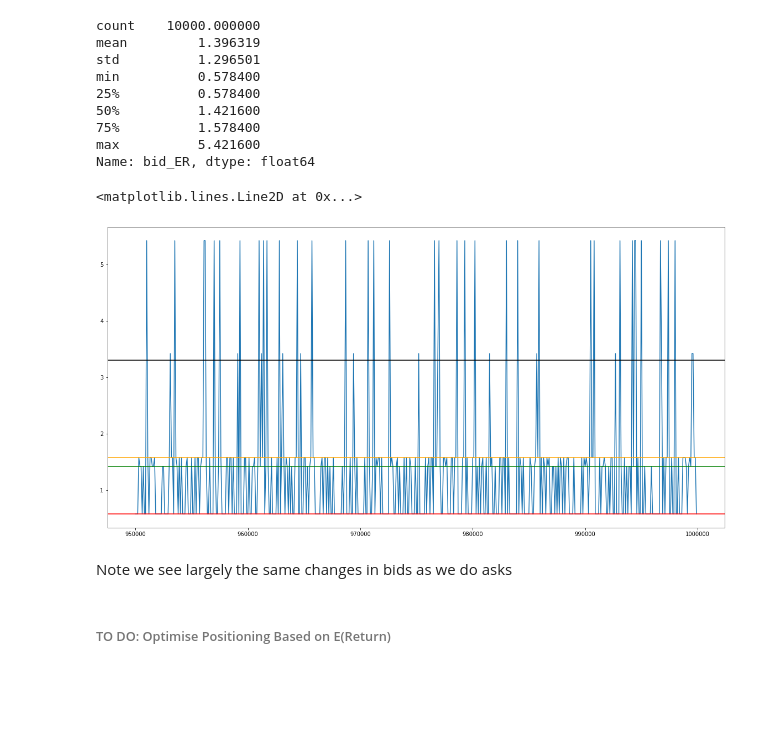
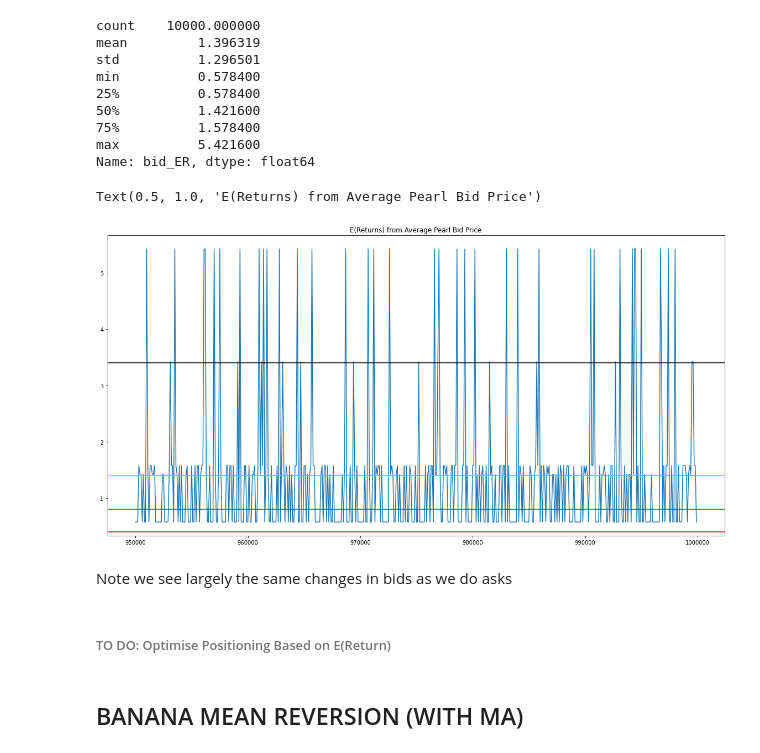
Before and after one commit to CSomers3/IMC_prosperity, a Jupyter notebook: Round_1/IMC_orderbook_analysis.ipynb, the cells around one changed output. Drawn from its saved outputs; the diff is of its cells as text; code cells hidden in the pictures; blank space fills up the shorter version.

```diff
--- a/Round_1/IMC_orderbook_analysis.ipynb
+++ b/Round_1/IMC_orderbook_analysis.ipynb
@@ -194,18 +195,21 @@ min          0.578400
 75%          1.578400
 max          5.421600
 Name: bid_ER, dtype: float64
-# %%
-plt.figure(figsize = (20,10))
-plt.ticklabel_format(style='plain', useOffset=False)
-plt.plot(pearls_df.bid_ER[-500:])
-plt.axhline(percentile_values_bid[4], c='red')
-plt.axhline(percentile_values_bid[5], c='green')
-plt.axhline(percentile_values_bid[6], c='orange')
-plt.axhline(percentile_values_bid[2]*2.55, c='black')
-# %% [output]
-<matplotlib.lines.Line2D at 0x...>
-[figure, removed]
-# %% [markdown]
-Note we see largely the same changes in bids as we do asks
-# %% [markdown]
-###### TO DO: Optimise Positioning Based on E(Return)
+# %%
+plt.figure(figsize = (20,10))
+plt.ticklabel_format(style='plain', useOffset=False)
+plt.plot(pearls_df.bid_ER[-500:])
+plt.axhline(percentile_values_bid[4], c='red')
+plt.axhline(percentile_values_bid[5], c='green')
+plt.axhline(percentile_values_bid[6], c='orange')
+plt.axhline(3.4, c='black')
+plt.title("E(Returns) from Average Pearl Bid Price")
+# %% [output]
+Text(0.5, 1.0, 'E(Returns) from Average Pearl Bid Price')
+[figure, added]
+# %% [markdown]
+Note we see largely the same changes in bids as we do asks
+# %% [markdown]
+###### TO DO: Optimise Positioning Based on E(Return)
+# %% [markdown]
+## BANANA MEAN REVERSION (WITH MA)
```
Also changed, not shown: parts of 25 cells of this notebook.
